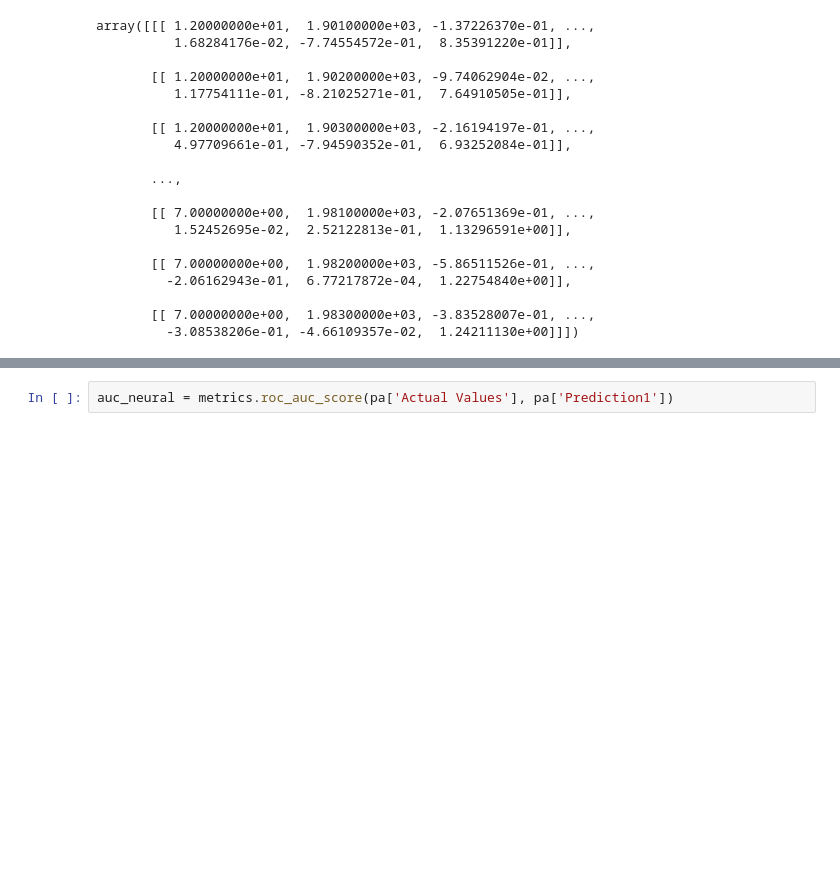
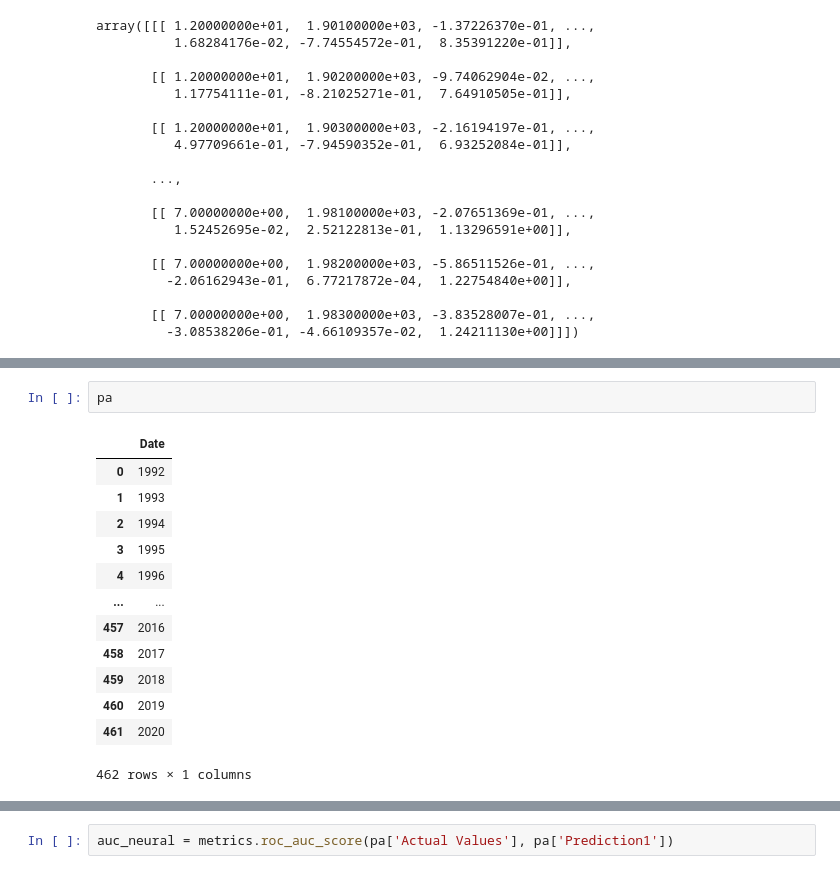
Before and after one commit to stenberg13/financial_crisis_prediction, a Jupyter notebook: Big_Data_Project_NEW.ipynb, the cells around one changed output, grey strips where cells are left out. Drawn from its saved outputs; the diff is of its cells as text; blank space fills up the shorter version.

```diff
--- a/Big_Data_Project_NEW.ipynb
+++ b/Big_Data_Project_NEW.ipynb
@@ -677,3 +695,19 @@ plt.show()
+# %%
+pa
+# %% [output]
+|  | Date |
+| 0 | 1992 |
+| 1 | 1993 |
+| 2 | 1994 |
+| 3 | 1995 |
+| 4 | 1996 |
+| ... | ... |
+| 457 | 2016 |
+| 458 | 2017 |
+| 459 | 2018 |
+| 460 | 2019 |
+| 461 | 2020 |
+462 rows × 1 columns
 # %%
 y_test_pre=model.predict(x_test)
 
```
Also changed, not shown: parts of 11 cells of this notebook.
